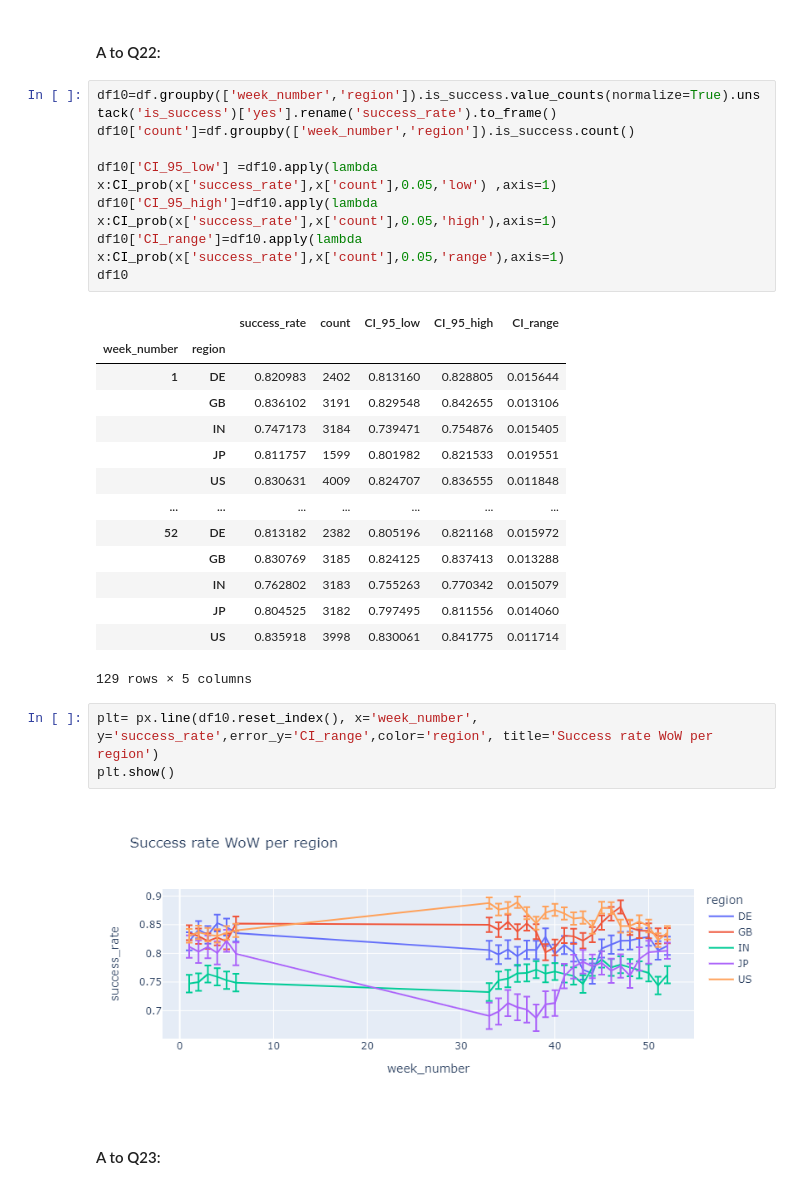
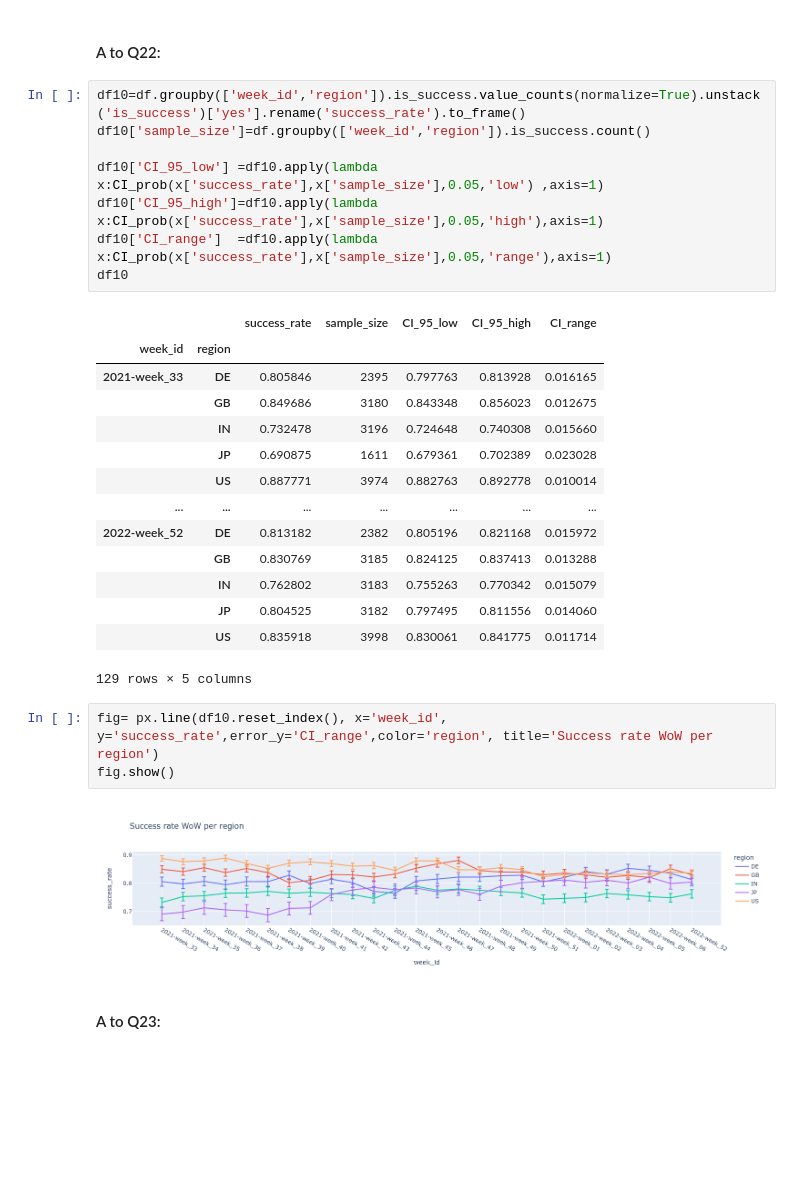
Before and after one commit to MeirYosub/Python-ML--Pandas, a Jupyter notebook: Exercise 2 - Solution - Meir Yosub.ipynb, the cells around one changed output. Cells and saved outputs as stored; diff of their text form; blank space fills up the shorter version.

```diff
--- a/Exercise 2 - Solution - Meir Yosub.ipynb
+++ b/Exercise 2 - Solution - Meir Yosub.ipynb
@@ -943,33 +944,33 @@ df9
 # %% [markdown]
 #### A to Q22:
 # %%
-df10=df.groupby(['week_number','region']).is_success.value_counts(normalize=True).unstack('is_success')['yes'].rename('success_rate').to_frame()
-df10['count']=df.groupby(['week_number','region']).is_success.count()
+df10=df.groupby(['week_id','region']).is_success.value_counts(normalize=True).unstack('is_success')['yes'].rename('success_rate').to_frame()
+df10['sample_size']=df.groupby(['week_id','region']).is_success.count()
 
-df10['CI_95_low'] =df10.apply(lambda x:CI_prob(x['success_rate'],x['count'],0.05,'low') ,axis=1)
-df10['CI_95_high']=df10.apply(lambda x:CI_prob(x['success_rate'],x['count'],0.05,'high'),axis=1)
-df10['CI_range']=df10.apply(lambda x:CI_prob(x['success_rate'],x['count'],0.05,'range'),axis=1)
+df10['CI_95_low'] =df10.apply(lambda x:CI_prob(x['success_rate'],x['sample_size'],0.05,'low') ,axis=1)
+df10['CI_95_high']=df10.apply(lambda x:CI_prob(x['success_rate'],x['sample_size'],0.05,'high'),axis=1)
+df10['CI_range']  =df10.apply(lambda x:CI_prob(x['success_rate'],x['sample_size'],0.05,'range'),axis=1)
 df10
 # %% [output]
-|  |  | success_rate | count | CI_95_low | CI_95_high | CI_range |
-| week_number | region |  |  |  |  |  |
-| 1 | DE | 0.820983 | 2402 | 0.813160 | 0.828805 | 0.015644 |
-|  | GB | 0.836102 | 3191 | 0.829548 | 0.842655 | 0.013106 |
-|  | IN | 0.747173 | 3184 | 0.739471 | 0.754876 | 0.015405 |
-|  | JP | 0.811757 | 1599 | 0.801982 | 0.821533 | 0.019551 |
-|  | US | 0.830631 | 4009 | 0.824707 | 0.836555 | 0.011848 |
+|  |  | success_rate | sample_size | CI_95_low | CI_95_high | CI_range |
+| week_id | region |  |  |  |  |  |
+| 2021-week_33 | DE | 0.805846 | 2395 | 0.797763 | 0.813928 | 0.016165 |
+|  | GB | 0.849686 | 3180 | 0.843348 | 0.856023 | 0.012675 |
+|  | IN | 0.732478 | 3196 | 0.724648 | 0.740308 | 0.015660 |
+|  | JP | 0.690875 | 1611 | 0.679361 | 0.702389 | 0.023028 |
+|  | US | 0.887771 | 3974 | 0.882763 | 0.892778 | 0.010014 |
 | ... | ... | ... | ... | ... | ... | ... |
-| 52 | DE | 0.813182 | 2382 | 0.805196 | 0.821168 | 0.015972 |
+| 2022-week_52 | DE | 0.813182 | 2382 | 0.805196 | 0.821168 | 0.015972 |
 |  | GB | 0.830769 | 3185 | 0.824125 | 0.837413 | 0.013288 |
 |  | IN | 0.762802 | 3183 | 0.755263 | 0.770342 | 0.015079 |
 |  | JP | 0.804525 | 3182 | 0.797495 | 0.811556 | 0.014060 |
 |  | US | 0.835918 | 3998 | 0.830061 | 0.841775 | 0.011714 |
 129 rows × 5 columns
 # %%
-plt= px.line(df10.reset_index(), x='week_number', y='success_rate',error_y='CI_range',color='region', title='Success rate WoW per region')
-plt.show()
+fig= px.line(df10.reset_index(), x='week_id', y='success_rate',error_y='CI_range',color='region', title='Success rate WoW per region')
+fig.show()
 # %% [output]
-[figure, old version]
+[figure, new version]
 # %% [markdown]
 #### A to Q23:
 # %%
```
Also changed, not shown: parts of 27 cells of this notebook.
